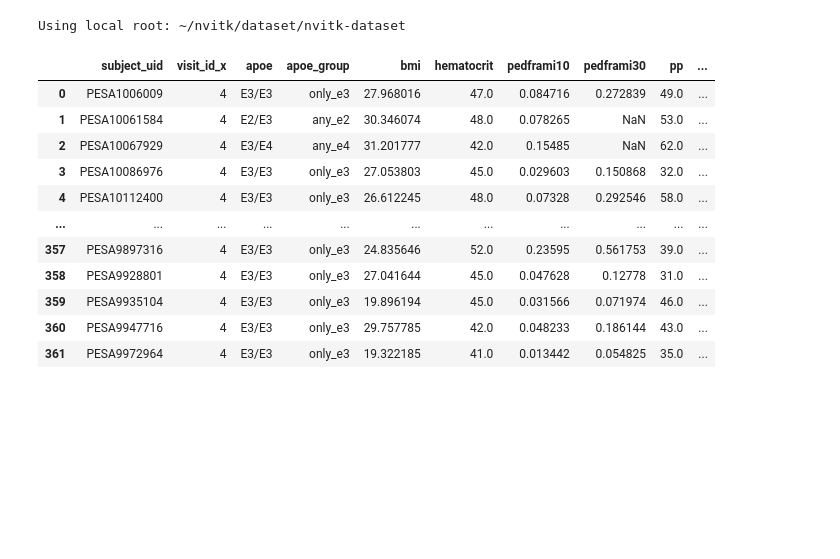
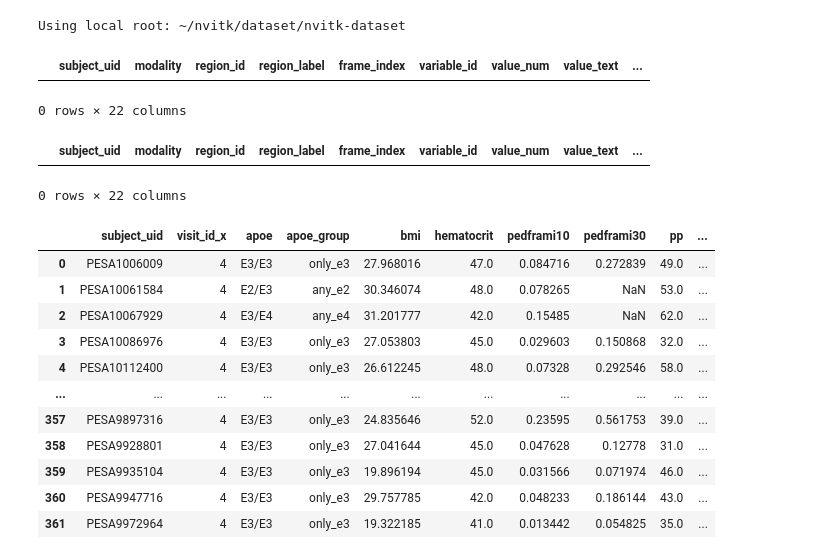
Before and after one commit to CNIC-Neuroimaging/Nvitk, a Jupyter notebook: notebooks/exploration/pesabrain-hemodynamic-modeling/exploration.ipynb, the cells around one changed output. Drawn from its saved outputs; the diff is of its cells as text; code cells hidden in the pictures; blank space fills up the shorter version.

```diff
--- a/notebooks/exploration/pesabrain-hemodynamic-modeling/exploration.ipynb
+++ b/notebooks/exploration/pesabrain-hemodynamic-modeling/exploration.ipynb
@@ -27,6 +27,16 @@ _PLAQUE_VARS = ['total_carotid_plaque_vol', 'total_femoral_plaque_vol', 'total_p
 _COGNITIVE_VARS = ['z_compo_processingspeed', 'z_compo_globalfull', 'z_compo_epismemory', 'z_compo_attworkmemospeed']
 _FLOW_VARS = ['flow_mean', 'pi']
 _ASL_VARS = ['mean_cbf', 'att_mean']
+# %%
+repo.image(modality='asl', variables=['att_mean'])
+# %% [output]
+|  | subject_uid | modality | region_id | region_label | frame_index | variable_id | value_num | value_text | ... |
+0 rows × 22 columns
+# %%
+repo.image(modality='asl', variables=['att_mean'], atlas='vascular-8')
+# %% [output]
+|  | subject_uid | modality | region_id | region_label | frame_index | variable_id | value_num | value_text | ... |
+0 rows × 22 columns
 # %%
 clinical  = repo.clinical(variables=_CLINICAL_VARS, filters={'subject_uid': {'$in': _SUBJECTS}})
 plaque    = repo.clinical(variables=_PLAQUE_VARS, filters={'subject_uid': {'$in': _SUBJECTS}})
```
Also changed, not shown: 2 other files.
